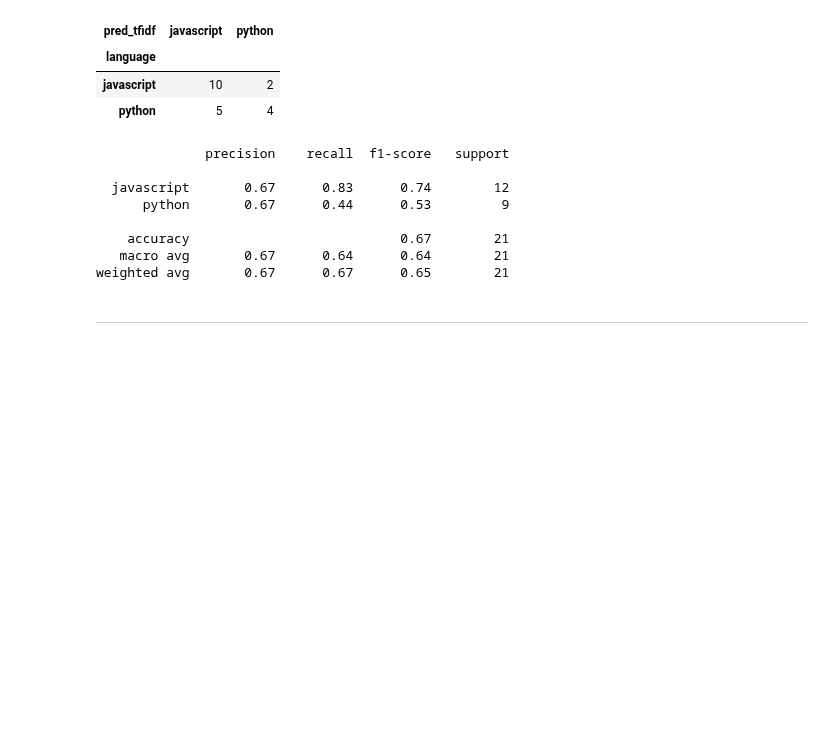
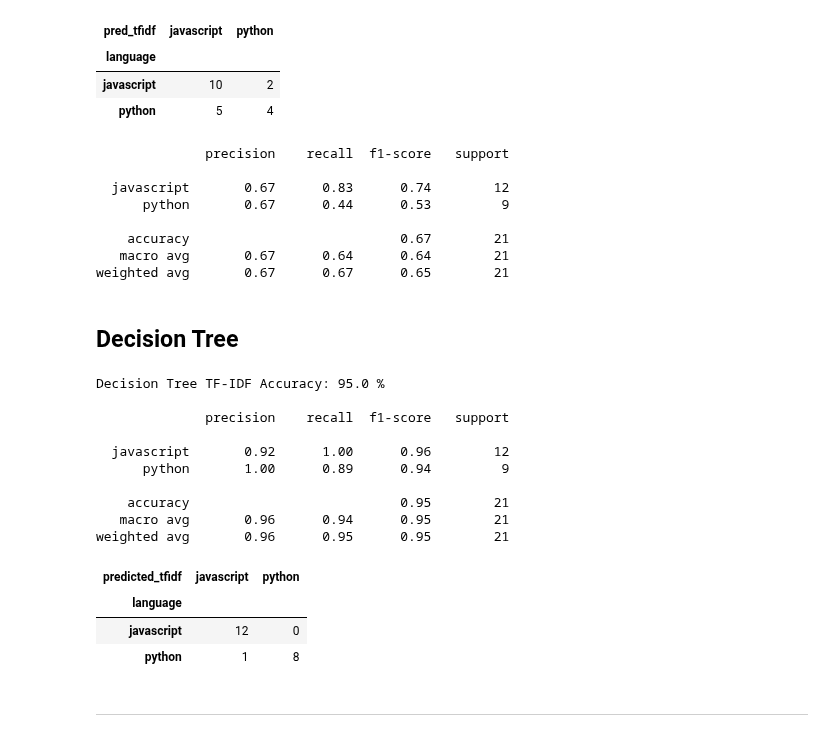
Before and after one commit to AC-Readme/nlp_project, a Jupyter notebook: final_project_notebook.ipynb, the cells around one changed output. Saved outputs shown, nothing was run; the diff lists cells and outputs as text; code cells hidden in the pictures; blank space fills up the shorter version.

```diff
--- a/final_project_notebook.ipynb
+++ b/final_project_notebook.ipynb
@@ -900,6 +980,37 @@ print(classification_report(validate.language, validate.pred_tfidf))
     accuracy                           0.67        21
    macro avg       0.67      0.64      0.64        21
 weighted avg       0.67      0.67      0.65        21
+# %% [markdown]
+## Decision Tree
+# %%
+tfidf = TfidfVectorizer(stop_words='english', min_df=5,
+                                     ngram_range=(1,2),
+                                     binary=True)
+
+tfidf_sparse_matrix = tfidf.fit_transform(validate.text_filtered)
+X_tfidf_validate = tfidf_sparse_matrix
+tree = DecisionTreeClassifier(max_depth=2, random_state=123)
+tree_fit = tree.fit(X_tfidf_validate, validate.language)
+validate['predicted_tfidf'] = tree_fit.predict(X_tfidf_validate)
+# %%
+print('Decision Tree TF-IDF Accuracy:',accuracy_score(validate.language, validate.predicted_tfidf).round(2)*100,'%','\n')
+print(classification_report(validate.language, validate.predicted_tfidf))
+pd.crosstab(validate.language, validate.predicted_tfidf)
+# %% [output]
+Decision Tree TF-IDF Accuracy: 95.0 %
+
+              precision    recall  f1-score   support
+
+  javascript       0.92      1.00      0.96        12
+      python       1.00      0.89      0.94         9
+
+    accuracy                           0.95        21
+   macro avg       0.96      0.94      0.95        21
+weighted avg       0.96      0.95      0.95        21
+| predicted_tfidf | javascript | python |
+| language |  |  |
+| javascript | 12 | 0 |
+| python | 1 | 8 |
 # %% [markdown]
 ***
 # %% [markdown]
```
Also changed, not shown: parts of 23 cells of this notebook.
